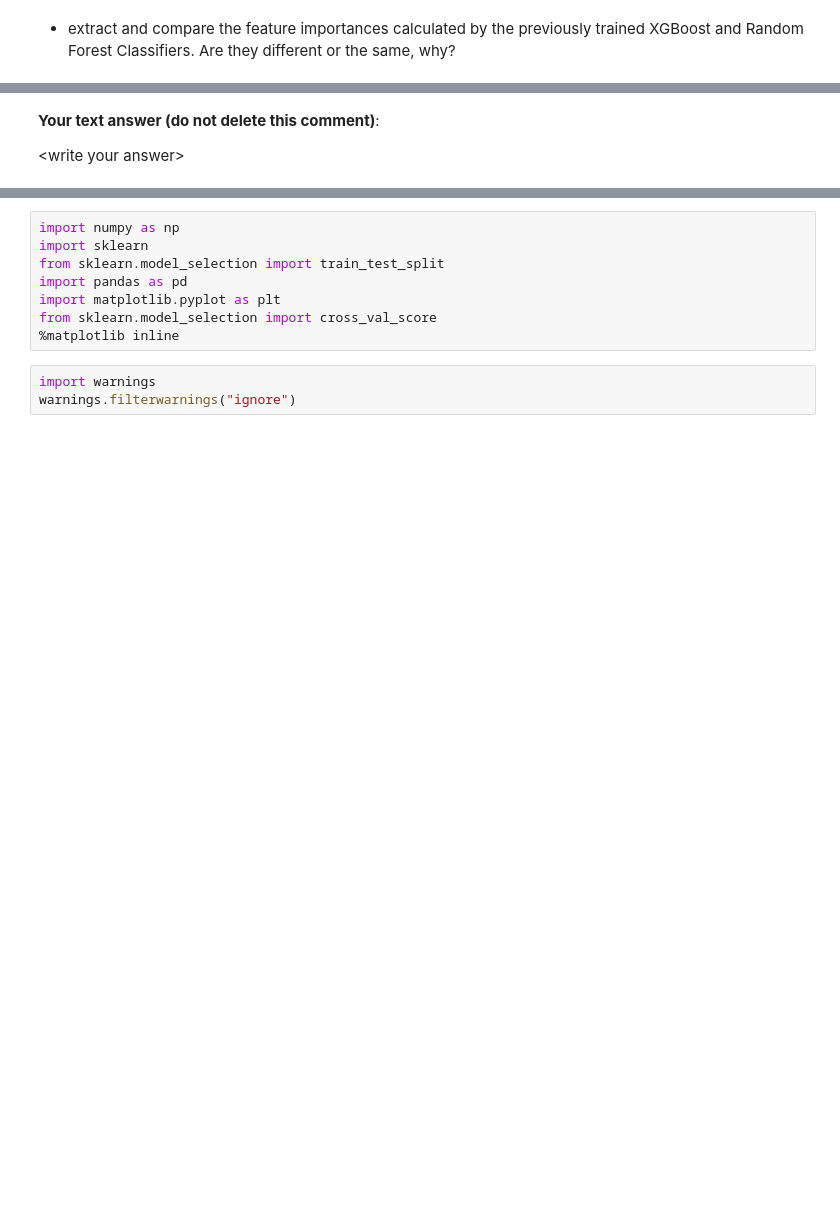
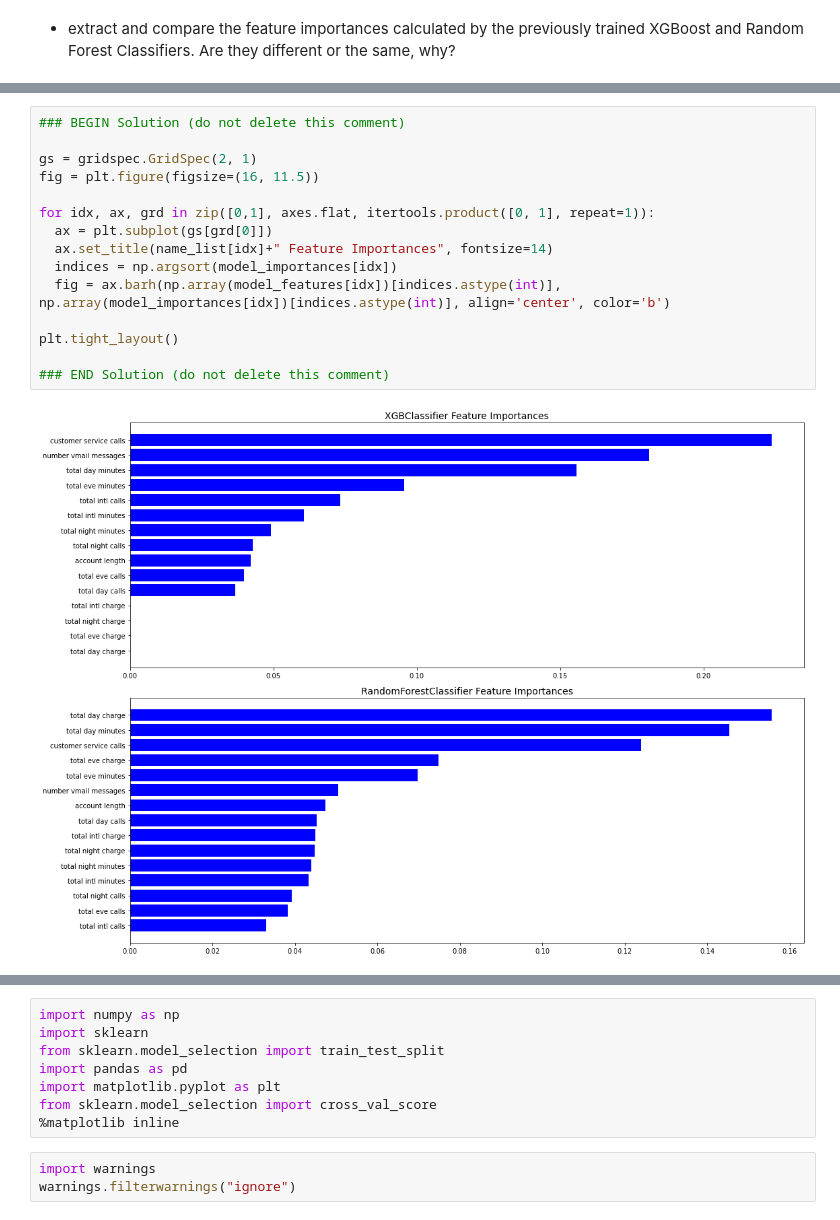
Before and after one commit to purphy42/ML_2023, a Jupyter notebook: HW_1.ipynb, the cells around one changed output, grey strips where cells are left out. Saved outputs shown, nothing was run; the diff lists cells and outputs as text; blank space fills up the shorter version.

```diff
--- a/HW_1.ipynb
+++ b/HW_1.ipynb
@@ -706,4 +762,17 @@ EXPECTED OUTPUT FORMAT
-# %% [markdown]
-**Your text answer (do not delete this comment)**:
-
-\<write your answer\>
+# %%
+### BEGIN Solution (do not delete this comment)
+
+gs = gridspec.GridSpec(2, 1)
+fig = plt.figure(figsize=(16, 11.5))
+
+for idx, ax, grd in zip([0,1], axes.flat, itertools.product([0, 1], repeat=1)):
+  ax = plt.subplot(gs[grd[0]])
+  ax.set_title(name_list[idx]+" Feature Importances", fontsize=14)
+  indices = np.argsort(model_importances[idx])
+  fig = ax.barh(np.array(model_features[idx])[indices.astype(int)], np.array(model_importances[idx])[indices.astype(int)], align='center', color='b')
+
+plt.tight_layout()
+
+### END Solution (do not delete this comment)
+# %% [output]
+[figure, added]
```
Also changed, not shown: parts of 16 cells of this notebook.
